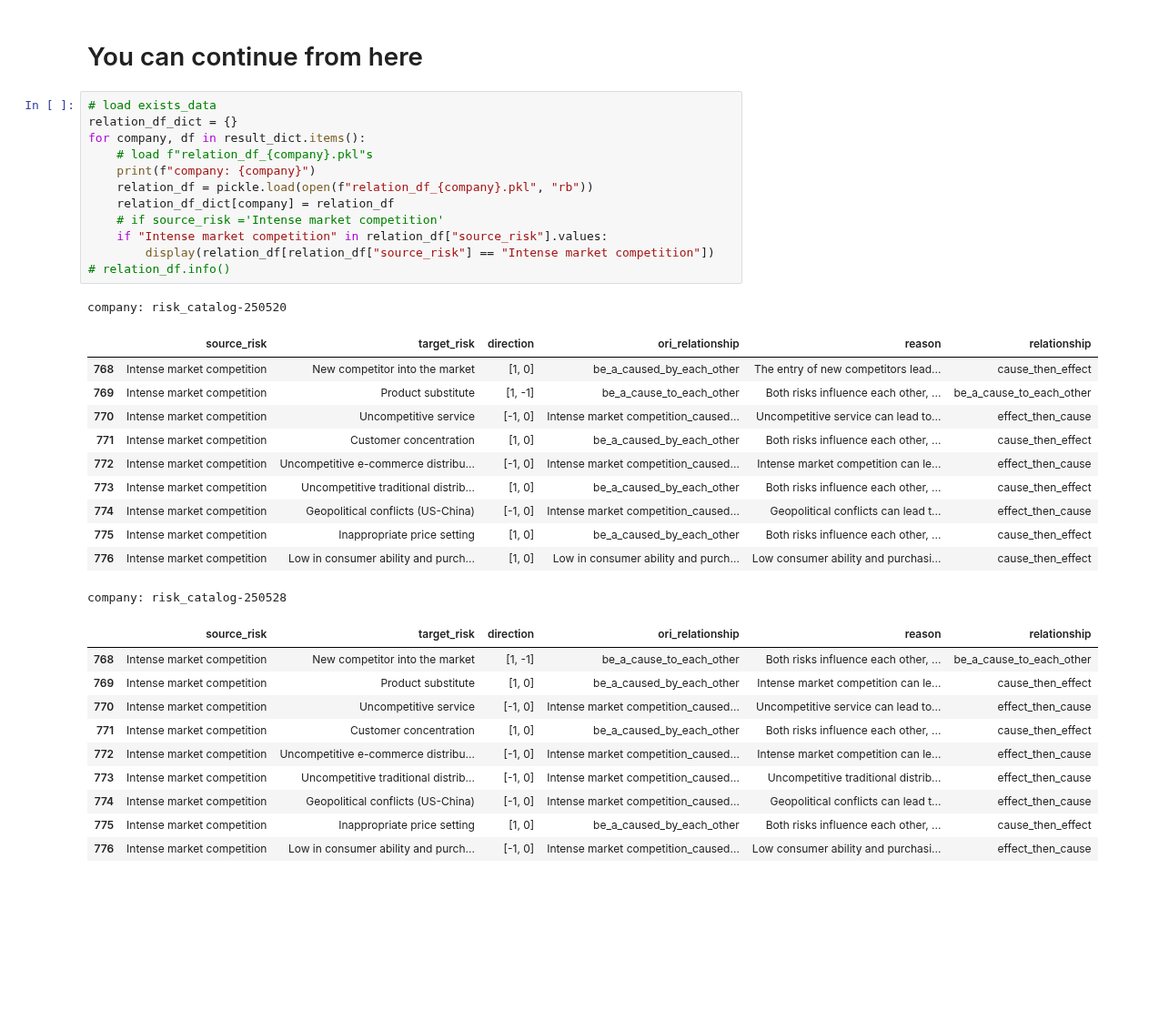
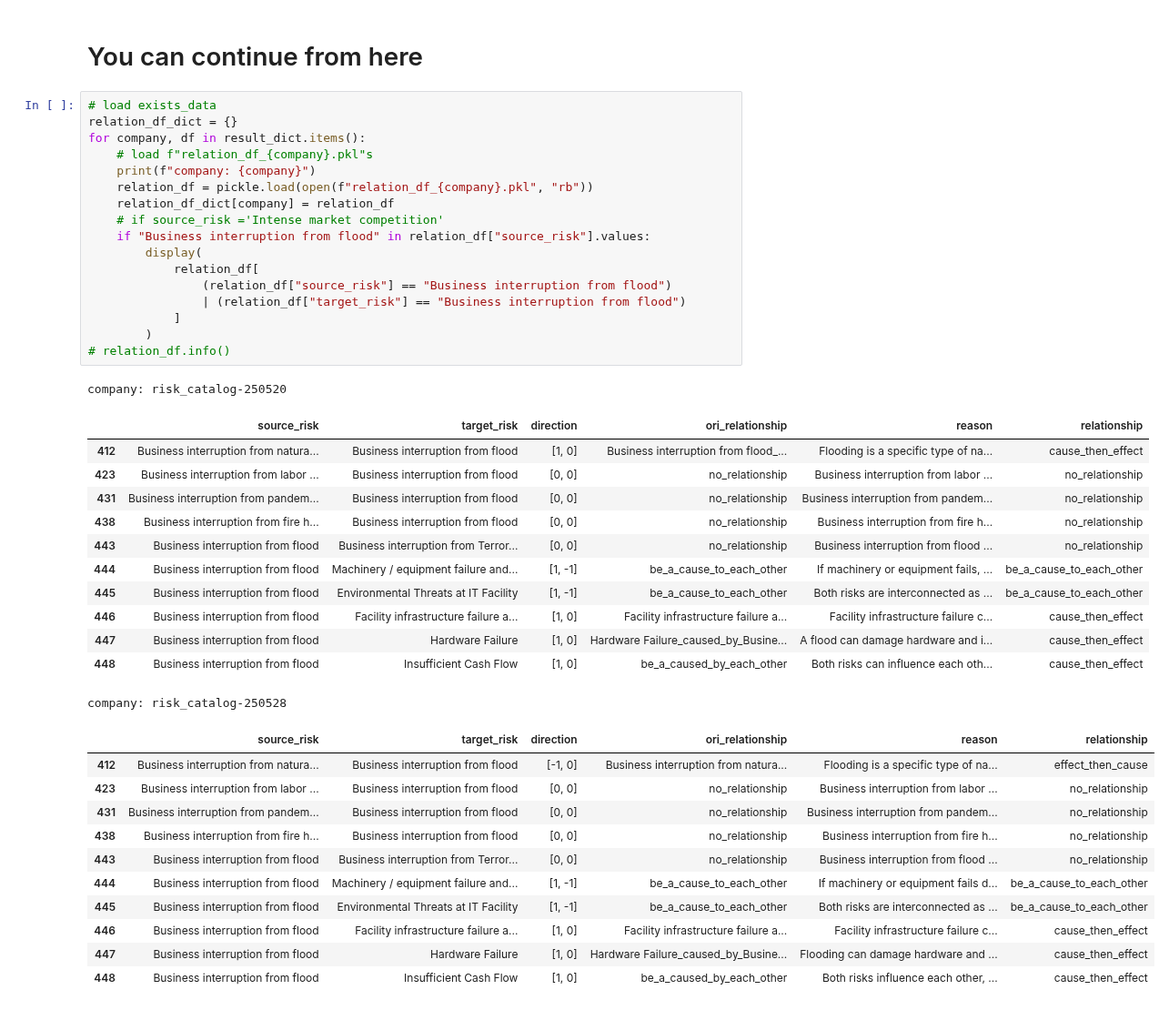
Before and after one commit to Fayord/cro_rmi_improvement_feature, a Jupyter notebook: src/cro_rmi_improvement_feature/plot_risk_related/relation_for_risk_catalog.ipynb, the cells around one changed output. Shown at 91% size. Saved outputs shown, nothing was run; the diff lists cells and outputs as text; blank space fills up the shorter version.

```diff
--- a/src/cro_rmi_improvement_feature/plot_risk_related/relation_for_risk_catalog.ipynb
+++ b/src/cro_rmi_improvement_feature/plot_risk_related/relation_for_risk_catalog.ipynb
@@ -304,35 +304,42 @@ for company, df in result_dict.items():
 # %%
 # load exists_data
 relation_df_dict = {}
 for company, df in result_dict.items():
     # load f"relation_df_{company}.pkl"s
     print(f"company: {company}")
     relation_df = pickle.load(open(f"relation_df_{company}.pkl", "rb"))
     relation_df_dict[company] = relation_df
     # if source_risk ='Intense market competition'
-    if "Intense market competition" in relation_df["source_risk"].values:
-        display(relation_df[relation_df["source_risk"] == "Intense market competition"])
+    if "Business interruption from flood" in relation_df["source_risk"].values:
+        display(
+            relation_df[
+                (relation_df["source_risk"] == "Business interruption from flood")
+                | (relation_df["target_risk"] == "Business interruption from flood")
+            ]
+        )
 # relation_df.info()
 # %% [output]
 company: risk_catalog-250520
 |  | source_risk | target_risk | direction | ori_relationship | reason | relationship |
-| 768 | Intense market competition | New competitor into the market | [1, 0] | be_a_caused_by_each_other | The entry of new competitors lead... | cause_then_effect |
-| 769 | Intense market competition | Product substitute | [1, -1] | be_a_cause_to_each_other | Both risks influence each other, ... | be_a_cause_to_each_other |
-| 770 | Intense market competition | Uncompetitive service | [-1, 0] | Intense market competition_caused... | Uncompetitive service can lead to... | effect_then_cause |
-| 771 | Intense market competition | Customer concentration | [1, 0] | be_a_caused_by_each_other | Both risks influence each other, ... | cause_then_effect |
-| 772 | Intense market competition | Uncompetitive e-commerce distribu... | [-1, 0] | Intense market competition_caused... | Intense market competition can le... | effect_then_cause |
-| 773 | Intense market competition | Uncompetitive traditional distrib... | [1, 0] | be_a_caused_by_each_other | Both risks influence each other, ... | cause_then_effect |
-| 774 | Intense market competition | Geopolitical conflicts (US-China) | [-1, 0] | Intense market competition_caused... | Geopolitical conflicts can lead t... | effect_then_cause |
-| 775 | Intense market competition | Inappropriate price setting | [1, 0] | be_a_caused_by_each_other | Both risks influence each other, ... | cause_then_effect |
-| 776 | Intense market competition | Low in consumer ability and purch... | [1, 0] | Low in consumer ability and purch... | Low consumer ability and purchasi... | cause_then_effect |
+| 412 | Business interruption from natura... | Business interruption from flood | [1, 0] | Business interruption from flood_... | Flooding is a specific type of na... | cause_then_effect |
+| 423 | Business interruption from labor ... | Business interruption from flood | [0, 0] | no_relationship | Business interruption from labor ... | no_relationship |
+| 431 | Business interruption from pandem... | Business interruption from flood | [0, 0] | no_relationship | Business interruption from pandem... | no_relationship |
+| 438 | Business interruption from fire h... | Business interruption from flood | [0, 0] | no_relationship | Business interruption from fire h... | no_relationship |
+| 443 | Business interruption from flood | Business interruption from Terror... | [0, 0] | no_relationship | Business interruption from flood ... | no_relationship |
+| 444 | Business interruption from flood | Machinery / equipment failure and... | [1, -1] | be_a_cause_to_each_other | If machinery or equipment fails, ... | be_a_cause_to_each_other |
+| 445 | Business interruption from flood | Environmental Threats at IT Facility | [1, -1] | be_a_cause_to_each_other | Both risks are interconnected as ... | be_a_cause_to_each_other |
+| 446 | Business interruption from flood | Facility infrastructure failure a... | [1, 0] | Facility infrastructure failure a... | Facility infrastructure failure c... | cause_then_effect |
+| 447 | Business interruption from flood | Hardware Failure | [1, 0] | Hardware Failure_caused_by_Busine... | A flood can damage hardware and i... | cause_then_effect |
+| 448 | Business interruption from flood | Insufficient Cash Flow | [1, 0] | be_a_caused_by_each_other | Both risks can influence each oth... | cause_then_effect |
 company: risk_catalog-250528
 |  | source_risk | target_risk | direction | ori_relationship | reason | relationship |
-| 768 | Intense market competition | New competitor into the market | [1, -1] | be_a_cause_to_each_other | Both risks influence each other, ... | be_a_cause_to_each_other |
-| 769 | Intense market competition | Product substitute | [1, 0] | be_a_caused_by_each_other | Intense market competition can le... | cause_then_effect |
-| 770 | Intense market competition | Uncompetitive service | [-1, 0] | Intense market competition_caused... | Uncompetitive service can lead to... | effect_then_cause |
-| 771 | Intense market competition | Customer concentration | [1, 0] | be_a_caused_by_each_other | Both risks influence each other, ... | cause_then_effect |
-| 772 | Intense market competition | Uncompetitive e-commerce distribu... | [-1, 0] | Intense market competition_caused... | Intense market competition can le... | effect_then_cause |
-| 773 | Intense market competition | Uncompetitive traditional distrib... | [-1, 0] | Intense market competition_caused... | Uncompetitive traditional distrib... | effect_then_cause |
-| 774 | Intense market competition | Geopolitical conflicts (US-China) | [-1, 0] | Intense market competition_caused... | Geopolitical conflicts can lead t... | effect_then_cause |
-| 775 | Intense market competition | Inappropriate price setting | [1, 0] | be_a_caused_by_each_other | Both risks influence each other, ... | cause_then_effect |
-| 776 | Intense market competition | Low in consumer ability and purch... | [-1, 0] | Intense market competition_caused... | Low consumer ability and purchasi... | effect_then_cause |
+| 412 | Business interruption from natura... | Business interruption from flood | [-1, 0] | Business interruption from natura... | Flooding is a specific type of na... | effect_then_cause |
+| 423 | Business interruption from labor ... | Business interruption from flood | [0, 0] | no_relationship | Business interruption from labor ... | no_relationship |
+| 431 | Business interruption from pandem... | Business interruption from flood | [0, 0] | no_relationship | Business interruption from pandem... | no_relationship |
+| 438 | Business interruption from fire h... | Business interruption from flood | [0, 0] | no_relationship | Business interruption from fire h... | no_relationship |
+| 443 | Business interruption from flood | Business interruption from Terror... | [0, 0] | no_relationship | Business interruption from flood ... | no_relationship |
+| 444 | Business interruption from flood | Machinery / equipment failure and... | [1, -1] | be_a_cause_to_each_other | If machinery or equipment fails d... | be_a_cause_to_each_other |
+| 445 | Business interruption from flood | Environmental Threats at IT Facility | [1, -1] | be_a_cause_to_each_other | Both risks are interconnected as ... | be_a_cause_to_each_other |
+| 446 | Business interruption from flood | Facility infrastructure failure a... | [1, 0] | Facility infrastructure failure a... | Facility infrastructure failure c... | cause_then_effect |
+| 447 | Business interruption from flood | Hardware Failure | [1, 0] | Hardware Failure_caused_by_Busine... | Flooding can damage hardware and ... | cause_then_effect |
+| 448 | Business interruption from flood | Insufficient Cash Flow | [1, 0] | be_a_caused_by_each_other | Both risks influence each other, ... | cause_then_effect |
```
Also changed, not shown: parts of 2 cells of this notebook, 1 other file.
